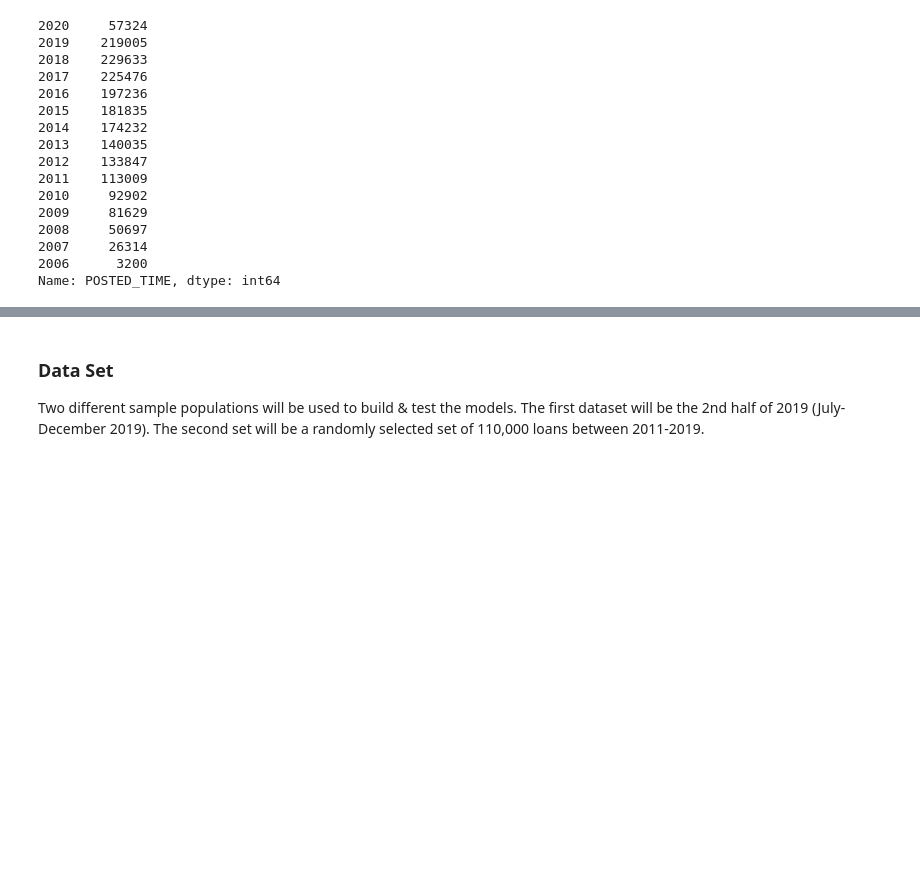
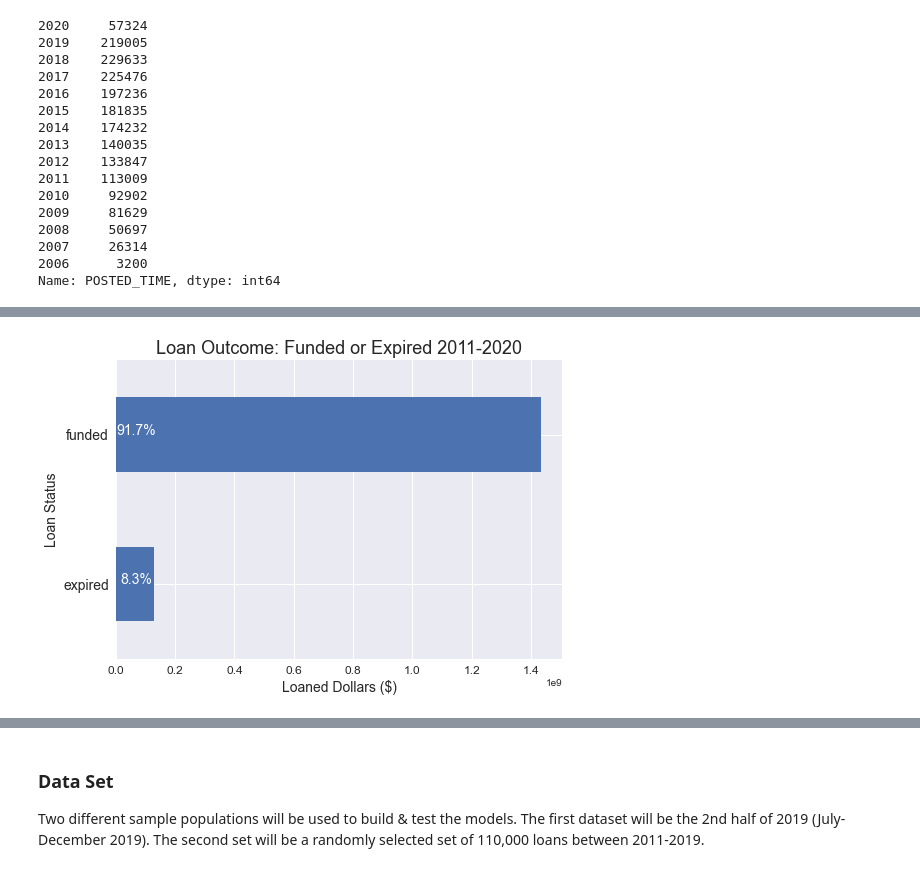
Before and after one commit to mewiebe/Kiva_Capstone_Project, a Jupyter notebook: notebooks/01_data_selection.ipynb, the cells around one changed output, grey strips where cells are left out. Saved outputs shown, nothing was run; the diff lists cells and outputs as text; code cells hidden in the pictures; blank space fills up the shorter version.

```diff
--- a/notebooks/01_data_selection.ipynb
+++ b/notebooks/01_data_selection.ipynb
@@ -90,0 +125,14 @@ Name: POSTED_TIME, dtype: int64
+# %%
+plt.style.use('seaborn')
+loans[(loans.STATUS.isin(['funded', 'expired']))].groupby('STATUS').LOAN_AMOUNT.sum().plot(kind ='barh')
+plt.title('Loan Outcome: Funded or Expired 2011-2020', fontsize =18)
+plt.xlabel('Loaned Dollars ($)', fontsize =14)
+plt.ylabel('Loan Status', fontsize =14)
+plt.annotate("91.7%", xy =(500000,1), color = 'white', fontsize =14)
+plt.annotate("8.3%", xy =(14250000,0), color = 'white', fontsize =14)
+plt.yticks(fontsize=14)
+plt.xticks(fontsize=12)
+#plt.ticklabel_format(useOffset=False, style='plain')
+plt.show()
+# %% [output]
+[figure, added]
```
Also changed, not shown: parts of 14 cells of this notebook.
